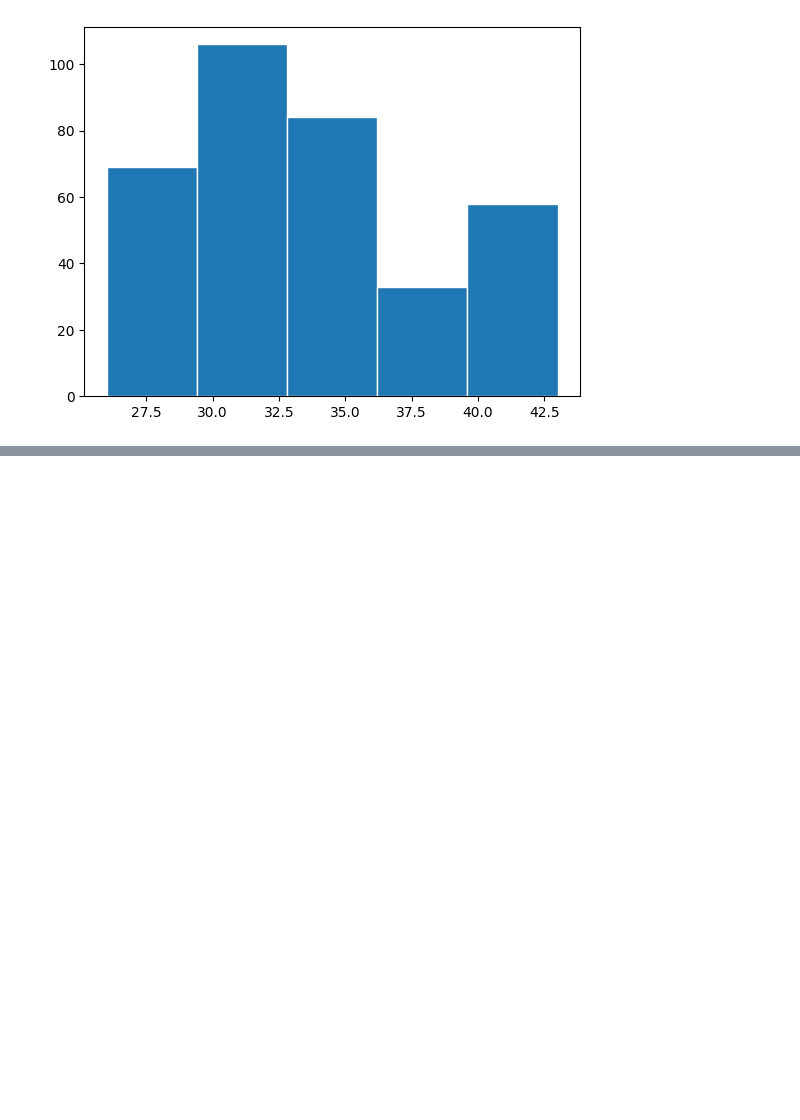
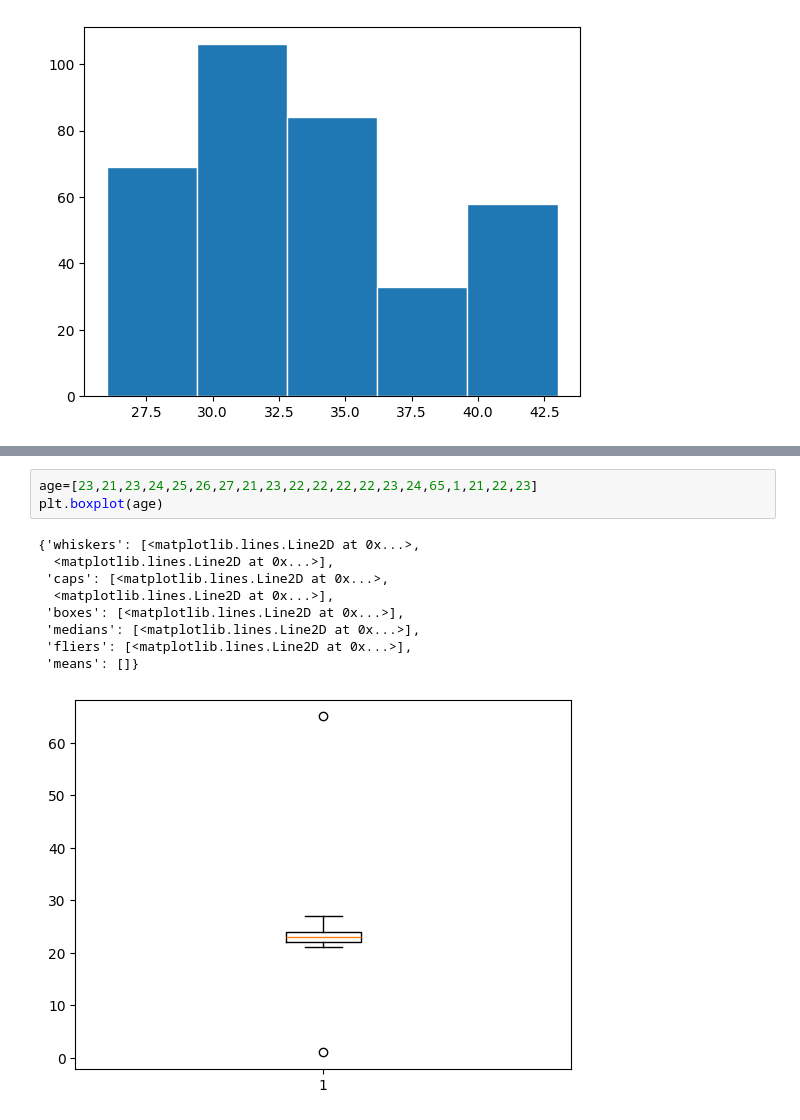
Before and after one commit to APAdhil71/pandaswork, a Jupyter notebook: customer_behaviour/process_customer_behaviour.ipynb, the cells around one changed output, grey strips where cells are left out. Drawn from its saved outputs; the diff is of its cells as text; blank space fills up the shorter version.

```diff
--- a/customer_behaviour/process_customer_behaviour.ipynb
+++ b/customer_behaviour/process_customer_behaviour.ipynb
@@ -172,0 +182,13 @@ plt.hist(df["age"],bins=5,edgecolor="white")
+# %%
+age=[23,21,23,24,25,26,27,21,23,22,22,22,22,23,24,65,1,21,22,23]
+plt.boxplot(age)
+# %% [output]
+{'whiskers': [<matplotlib.lines.Line2D at 0x...>,
+  <matplotlib.lines.Line2D at 0x...>],
+ 'caps': [<matplotlib.lines.Line2D at 0x...>,
+  <matplotlib.lines.Line2D at 0x...>],
+ 'boxes': [<matplotlib.lines.Line2D at 0x...>],
+ 'medians': [<matplotlib.lines.Line2D at 0x...>],
+ 'fliers': [<matplotlib.lines.Line2D at 0x...>],
+ 'means': []}
+[figure, added]
```
Also changed, not shown: parts of 3 cells of this notebook, 4 other files.
